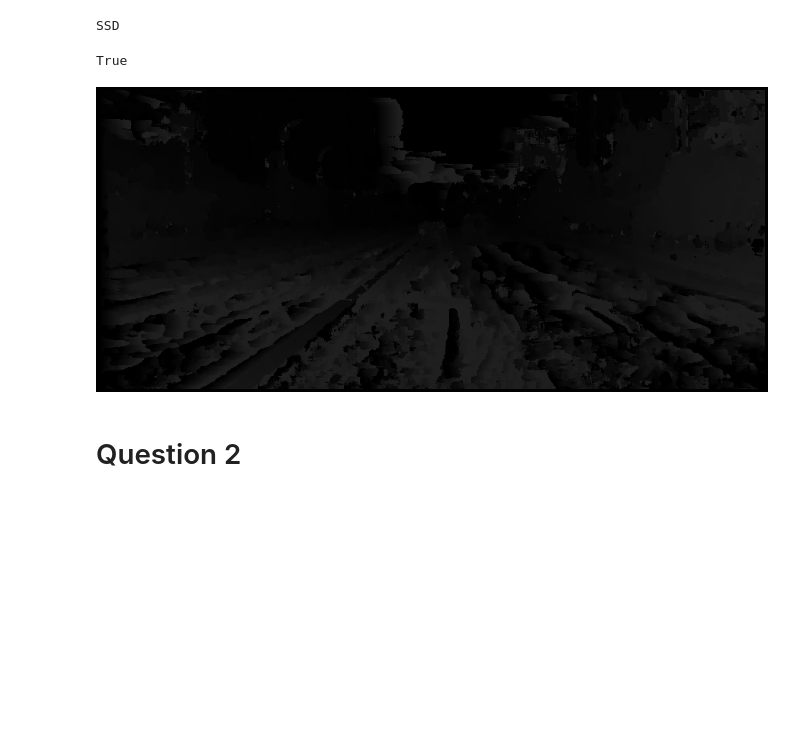
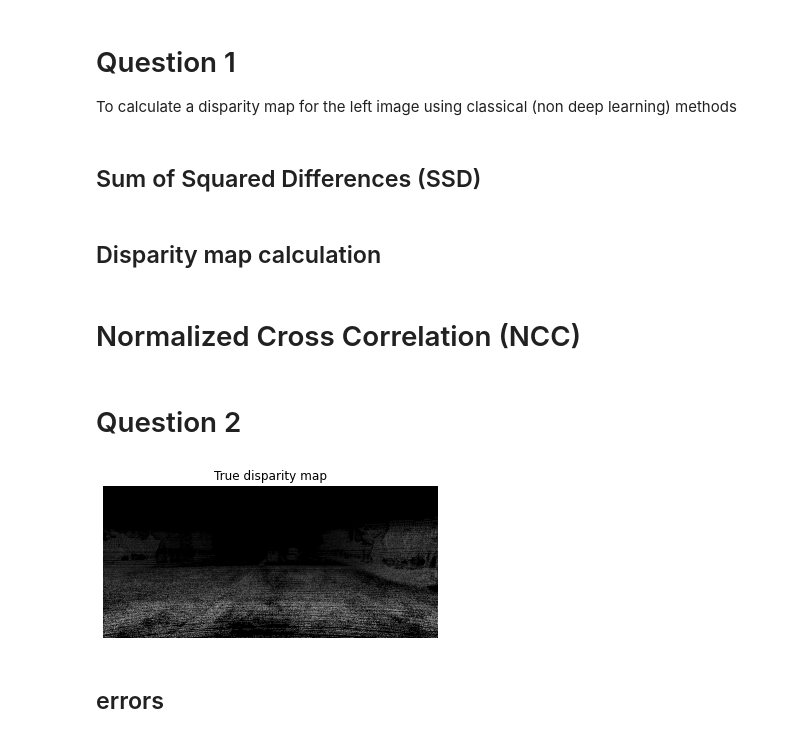
Before and after one commit to R-HUA/COMP90086-Computer-Vision, a Jupyter notebook: COMP90086.ipynb, the cells around one changed output. Cells and saved outputs as stored; diff of their text form; code cells hidden in the pictures; blank space fills up the shorter version.

```diff
--- a/COMP90086.ipynb
+++ b/COMP90086.ipynb
@@ -17 +57,6 @@ Question 1
+# %% [markdown]
+# Question 1
+To calculate a disparity map for the left image using classical (non deep learning) methods
+# %% [markdown]
+## Sum of Squared Differences (SSD)
 # %%
@@ -49,26 +98,2 @@ def ssd(imgL,imgR,window_size):
-# %%
-global disparity
-
-
-# read images
-imgL = cv2.imread('left.jpg', cv2.IMREAD_GRAYSCALE)
-imgR = cv2.imread('right.jpg', cv2.IMREAD_GRAYSCALE)
-# SSD
-print("SSD")
-
-lock = threading.Lock()
-width, height = imgL.shape[:2]
-disparity = np.zeros((width, height), np.uint8)
-
-
-ssd(imgL,imgR,8)
-cv2.imwrite('ssd.png', disparity)
-# %% [output]
-SSD
-True
-# %%
-from google.colab.patches import cv2_imshow
-
-cv2_imshow(disparity)
-# %% [output]
-[figure, removed]
+# %% [markdown]
+## Disparity map calculation
@@ -74,0 +111,2 @@ cv2_imshow(disparity)
+# %% [markdown]
+# Normalized Cross Correlation (NCC)
@@ -75,3 +129,14 @@ cv2_imshow(disparity)
 # %% [markdown]
 # Question 2
+# %%
+# Show images
+plt.imshow(ground_truth[img_name], cmap='gray')
+plt.title("True disparity map")
+plt.axis('off')
+
+plt.show()
+# %% [output]
+[figure, added]
+# %% [markdown]
+## errors
 # %%
```
Also changed, not shown: parts of 32 cells of this notebook, 1 other file.
